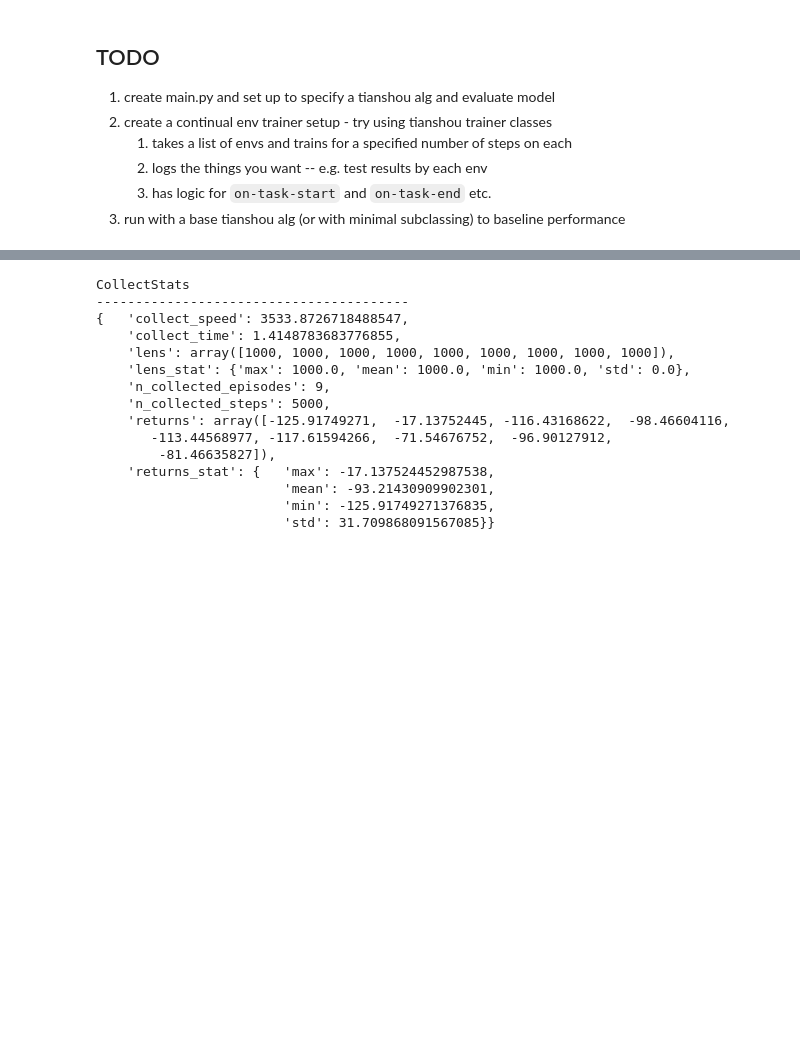
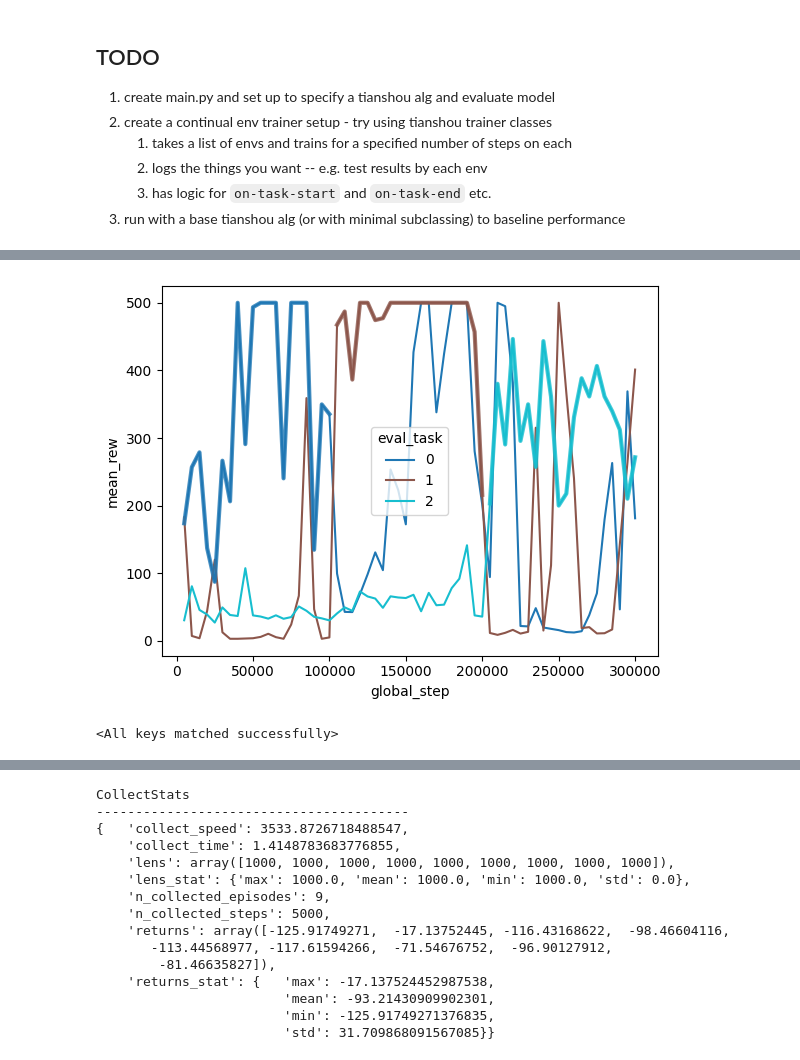
Before and after one commit to gdubbs100/tianshou_ewc, a Jupyter notebook: scratch.ipynb, the cells around one changed output, grey strips where cells are left out. Cells and saved outputs as stored; diff of their text form; code cells hidden in the pictures; blank space fills up the shorter version.

```diff
--- a/scratch.ipynb
+++ b/scratch.ipynb
@@ -12,0 +9,9 @@ ENV_NAME = 'LunarLander-v3'
+# %%
+import seaborn as sns
+import matplotlib.pyplot as plt
+import pandas as pd
+
+results = pd.read_csv(
+    r'./log\custom_continual\CartPole-v1\06072025145438_dqn\results.csv',
+    )
+results.head()
@@ -12,0 +25,51 @@ ENV_NAME = 'LunarLander-v3'
+# %%
+import matplotlib.cm as cm
+import matplotlib.colors as mcolors
+
+# Get unique hue values to determine how many colors you need
+unique_tasks = results['eval_task'].unique()
+
+# Use tab20 colormap from matplotlib
+tab20 = cm.get_cmap('tab10', len(unique_tasks))  # interpolate to num tasks
+
+# Convert to hex color codes
+palette = [mcolors.to_hex(tab20(i)) for i in range(len(unique_tasks))]
+
+# Map task values to specific colors
+task_color_map = dict(zip(unique_tasks, palette))
+
+results.loc[:,'training_task'] = pd.Categorical(results.training_task)
+results.loc[:, 'eval_task'] = pd.Categorical(results.eval_task)
+results['is_current_task'] = 1*(results.training_task==results.eval_task)
+sns.lineplot(
+    data=results.reset_index(),
+    x='global_step',
+    y='mean_rew',
+    hue='eval_task',
+    palette=task_color_map
+)
+sns.lineplot(
+    data=results.query('is_current_task==1'),
+    x='global_step',
+    y='mean_rew',
+    hue='eval_task',
+    palette=task_color_map,
+    linewidth=3,
+    alpha=.8,
+    legend=False
+)
+
+# for task in results['eval_task'].unique():
+#     subset = results[results['eval_task'] == task].sort_values("global_step")
+#     plt.fill_between(
+#         subset['global_step'],
+#         subset['min_rew'],
+#         subset['max_rew'],
+#         color=task_color_map[task],
+#         alpha=0.2,
+#         linewidth=0
+#     )
+
+plt.show();
+# %% [output]
+[figure, added]
@@ -12,0 +104,4 @@ ENV_NAME = 'LunarLander-v3'
+# %%
+policy.load_state_dict(torch.load(r'log\custom_continual\CartPole-v1\05072025201021_dqn\policy.pth', map_location='cpu'))
+# %% [output]
+<All keys matched successfully>
```
Also changed, not shown: parts of 7 cells of this notebook, 6 other files.
